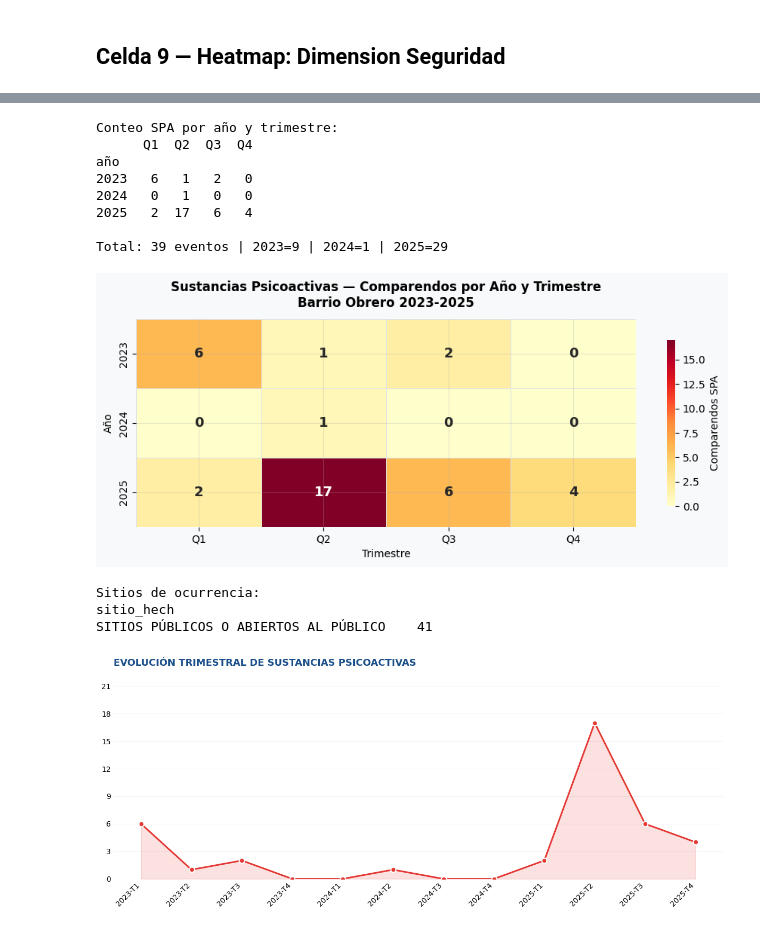
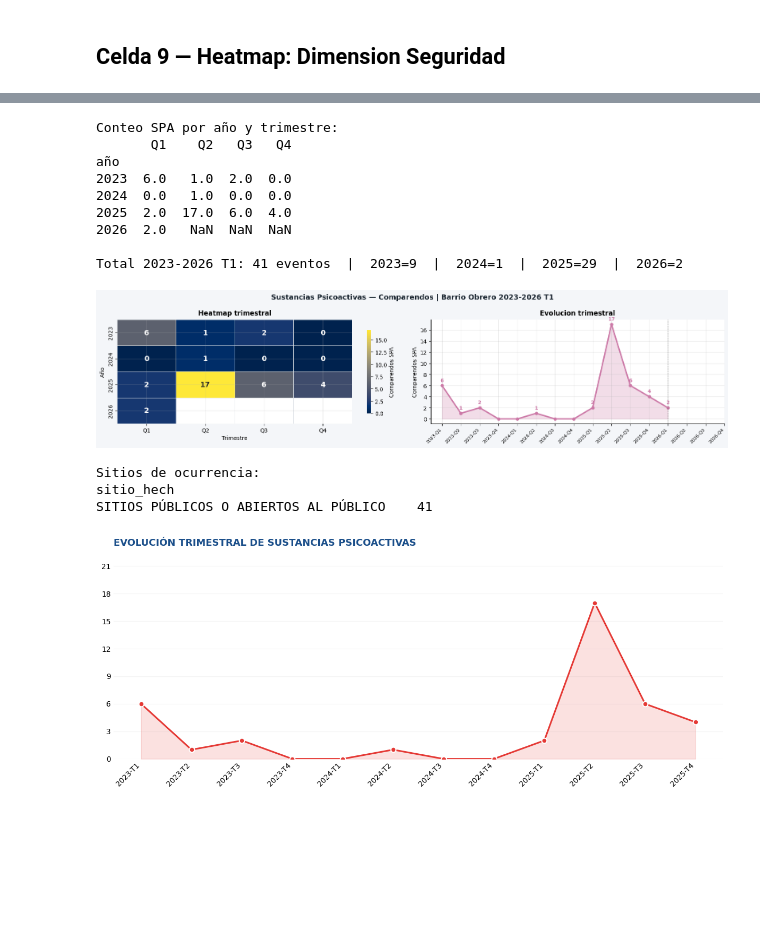
Before and after one commit to Pabandres85/Itt_repos_cali, a Jupyter notebook: notebooks/03_itt_barrio_obrero.ipynb, the cells around one changed output, grey strips where cells are left out. Cells and saved outputs as stored; diff of their text form; code cells hidden in the pictures; blank space fills up the shorter version.

```diff
--- a/notebooks/03_itt_barrio_obrero.ipynb
+++ b/notebooks/03_itt_barrio_obrero.ipynb
@@ -739,53 +742,87 @@ plt.show()
 # %%
 import pandas as pd
+import numpy as np
 import matplotlib.pyplot as plt
 import seaborn as sns
 
 # Filtrar SPA desde comparendos ya cargados
 df_comp = pd.DataFrame([f['properties'] for f in raw_comp['features']])
 df_spa = df_comp[df_comp['agrupado'] == 'SUSTANCIAS PSICOACTIVAS'].copy()
 df_spa['_fecha'] = pd.to_datetime(df_spa['fecha_hech'], errors='coerce')
 df_spa['año']       = df_spa['_fecha'].dt.year
 df_spa['trimestre'] = df_spa['_fecha'].dt.quarter
 
-ANIOS_SPA = [2023, 2024, 2025]
+ANIOS_SPA = [2023, 2024, 2025, 2026]
 pivot_spa = (
     df_spa.groupby(['año','trimestre']).size()
     .unstack(fill_value=0)
     .reindex(index=ANIOS_SPA, fill_value=0)
     .reindex(columns=[1,2,3,4], fill_value=0)
+    .astype(float)
 )
 pivot_spa.columns = ['Q1','Q2','Q3','Q4']
 
+# 2026 solo tiene Q1: marcar Q2/Q3/Q4 como sin dato
+pivot_spa.loc[2026, ['Q2','Q3','Q4']] = np.nan
+
 print('Conteo SPA por año y trimestre:')
-print(pivot_spa)
-print(f'\nTotal: {pivot_spa.values.sum()} eventos | 2023={pivot_spa.loc[2023].sum()} | 2024={pivot_spa.loc[2024].sum()} | 2025={pivot_spa.loc[2025].sum()}')
+print(pivot_spa.to_string())
+totales = {a: pivot_spa.loc[a].sum() for a in ANIOS_SPA}
+print(f'\nTotal 2023-2026 T1: {df_spa.shape[0]} eventos  |  ' +
+      '  |  '.join(f'{a}={int(totales[a]) if not pd.isna(totales[a]) else "?"}' for a in ANIOS_SPA))
 
-fig, ax = plt.subplots(figsize=(9, 4), facecolor='#F8F9FA')
-sns.heatmap(pivot_spa, annot=True, fmt='.0f', cmap='YlOrRd',
-    linewidths=0.5, linecolor='#DEE2E6', ax=ax,
+fig, axes = plt.subplots(1, 2, figsize=(16, 4), facecolor=BG)
+fig.suptitle('Sustancias Psicoactivas — Comparendos | Barrio Obrero 2023-2026 T1',
+             fontsize=13, fontweight='bold', color='#1B2631')
+
+# Heatmap
+mask_nan = pivot_spa.isna()
+sns.heatmap(pivot_spa, annot=True, fmt='.0f', cmap='cividis',
+    linewidths=0.5, linecolor='#DEE2E6', ax=axes[0],
     annot_kws={'size': 13, 'weight': 'bold'},
-    cbar_kws={'label': 'Comparendos SPA', 'shrink': 0.8})
-ax.set_title('Sustancias Psicoactivas — Comparendos por Año y Trimestre\nBarrio Obrero 2023-2025',
-             fontweight='bold', pad=12)
-ax.set_xlabel('Trimestre')
-ax.set_ylabel('Año')
+    cbar_kws={'label': 'Comparendos SPA', 'shrink': 0.8},
+    mask=mask_nan)
+axes[0].set_title('Heatmap trimestral', fontweight='bold', pad=8)
+axes[0].set_xlabel('Trimestre'); axes[0].set_ylabel('Año')
+
+# Linea trimestral
+periodos_spa = [f'{a}-Q{t}' for a in ANIOS_SPA for t in [1,2,3,4]]
+x_spa = list(range(len(periodos_spa)))
+vals_spa = [pivot_spa.loc[a, f'Q{t}'] for a in ANIOS_SPA for t in [1,2,3,4]]
+vals_spa = [v if not pd.isna(v) else np.nan for v in vals_spa]
+
+axes[1].fill_between(x_spa, vals_spa, alpha=0.25, color=OKI_MORADO)
+axes[1].plot(x_spa, vals_spa, color=OKI_MORADO, linewidth=2.5, marker='o', markersize=5)
+for i, v in enumerate(vals_spa):
+    if pd.notna(v) and v > 0:
+        axes[1].annotate(str(int(v)), (i, v),
+            textcoords='offset points', xytext=(0, 7),
+            ha='center', fontsize=9, fontweight='bold', color=OKI_MORADO)
+ultimo_spa = max(i for i, v in enumerate(vals_spa) if pd.notna(v))
+axes[1].axvline(ultimo_spa, color=OKI_GRIS, linewidth=0.8, linestyle='--', alpha=0.4)
+axes[1].set_xticks(x_spa)
+axes[1].set_xticklabels(periodos_spa, rotation=45, ha='right', fontsize=8)
+axes[1].set_title('Evolucion trimestral', fontweight='bold', pad=8)
+axes[1].set_ylabel('Comparendos SPA')
+axes[1].yaxis.set_major_locator(plt.MaxNLocator(integer=True))
+
 plt.tight_layout()
 plt.show()
 
 # Detalle: sitios donde ocurren
 print('\nSitios de ocurrencia:')
 print(df_spa['sitio_hech'].value_counts().to_string())
 # %% [output]
 Conteo SPA por año y trimestre:
-      Q1  Q2  Q3  Q4
+       Q1    Q2   Q3   Q4
 año
-2023   6   1   2   0
-2024   0   1   0   0
-2025   2  17   6   4
+2023  6.0   1.0  2.0  0.0
+2024  0.0   1.0  0.0  0.0
+2025  2.0  17.0  6.0  4.0
+2026  2.0   NaN  NaN  NaN
 
-Total: 39 eventos | 2023=9 | 2024=1 | 2025=29
+Total 2023-2026 T1: 41 eventos  |  2023=9  |  2024=1  |  2025=29  |  2026=2
-[figure, old version]
+[figure, new version]
 Sitios de ocurrencia:
 sitio_hech
 SITIOS PÚBLICOS O ABIERTOS AL PÚBLICO    41
```
Also changed, not shown: parts of 12 cells of this notebook.
